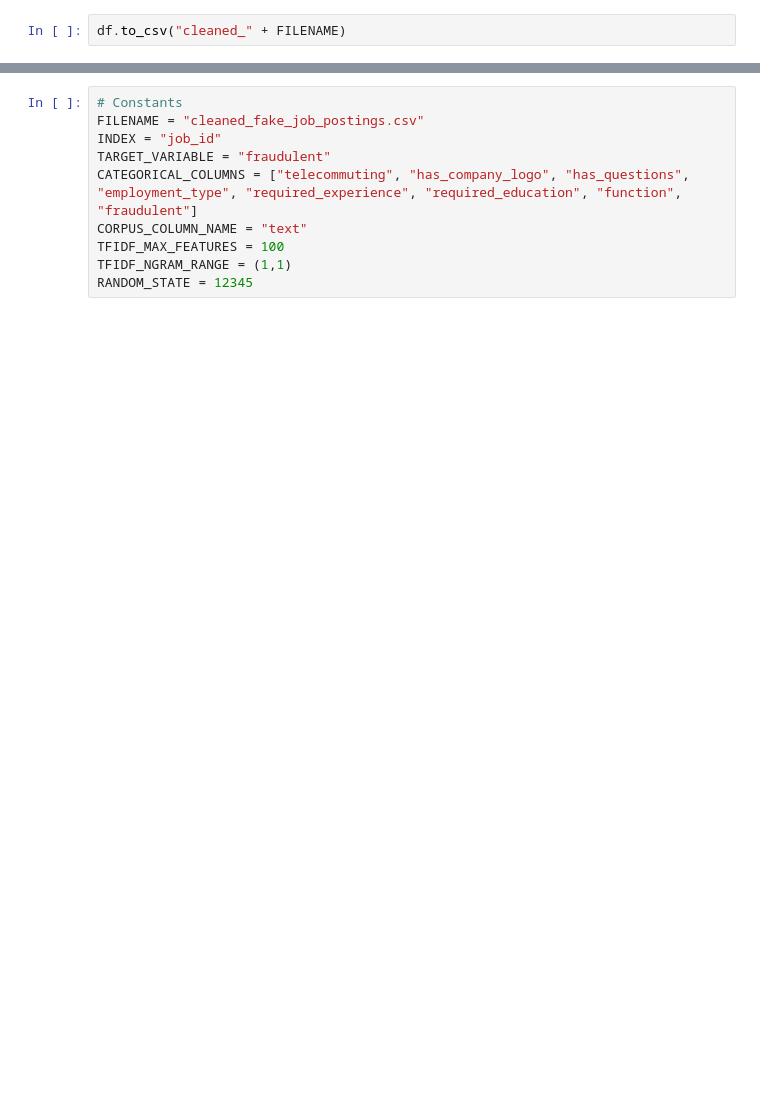
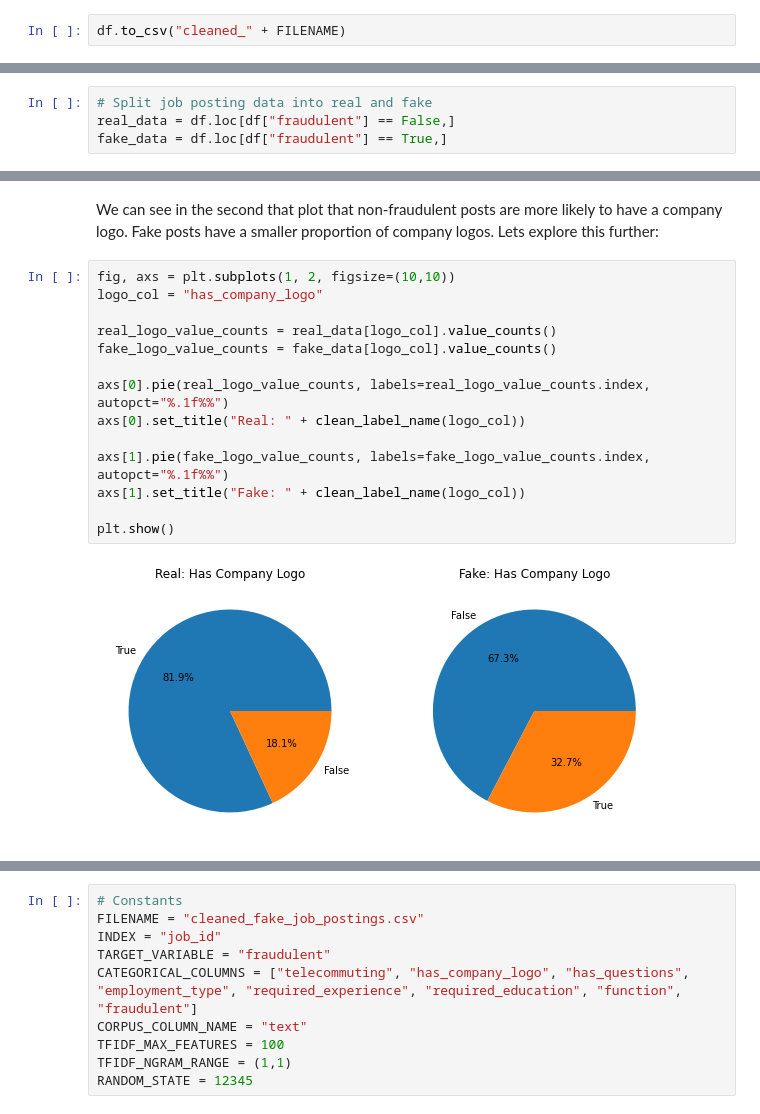
Before and after one commit to RodAli/fake-job-postings-analysis, a Jupyter notebook: INF2179_GROUP_1_PROJECT.ipynb, the cells around one changed output, grey strips where cells are left out. Cells and saved outputs as stored; diff of their text form; blank space fills up the shorter version.

```diff
--- a/INF2179_GROUP_1_PROJECT.ipynb
+++ b/INF2179_GROUP_1_PROJECT.ipynb
@@ -250,0 +315,4 @@ from imblearn.combine import SMOTETomek
+# %%
+# Split job posting data into real and fake
+real_data = df.loc[df["fraudulent"] == False,]
+fake_data = df.loc[df["fraudulent"] == True,]
@@ -250,0 +365,18 @@ from imblearn.combine import SMOTETomek
+# %% [markdown]
+We can see in the second that plot that non-fraudulent posts are more likely to have a company logo. Fake posts have a smaller proportion of company logos. Lets explore this further:
+# %%
+fig, axs = plt.subplots(1, 2, figsize=(10,10))
+logo_col = "has_company_logo"
+
+real_logo_value_counts = real_data[logo_col].value_counts()
+fake_logo_value_counts = fake_data[logo_col].value_counts()
+
+axs[0].pie(real_logo_value_counts, labels=real_logo_value_counts.index, autopct="%.1f%%")
+axs[0].set_title("Real: " + clean_label_name(logo_col))
+
+axs[1].pie(fake_logo_value_counts, labels=fake_logo_value_counts.index, autopct="%.1f%%")
+axs[1].set_title("Fake: " + clean_label_name(logo_col))
+
+plt.show()
+# %% [output]
+[figure, added]
```
Also changed, not shown: parts of 113 cells of this notebook.
